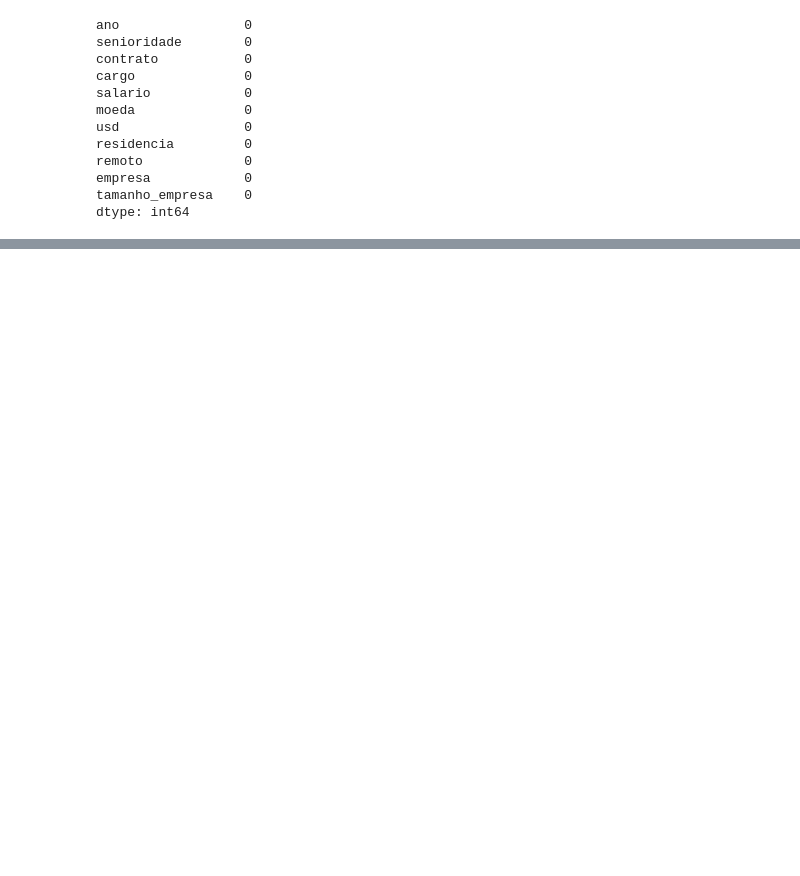
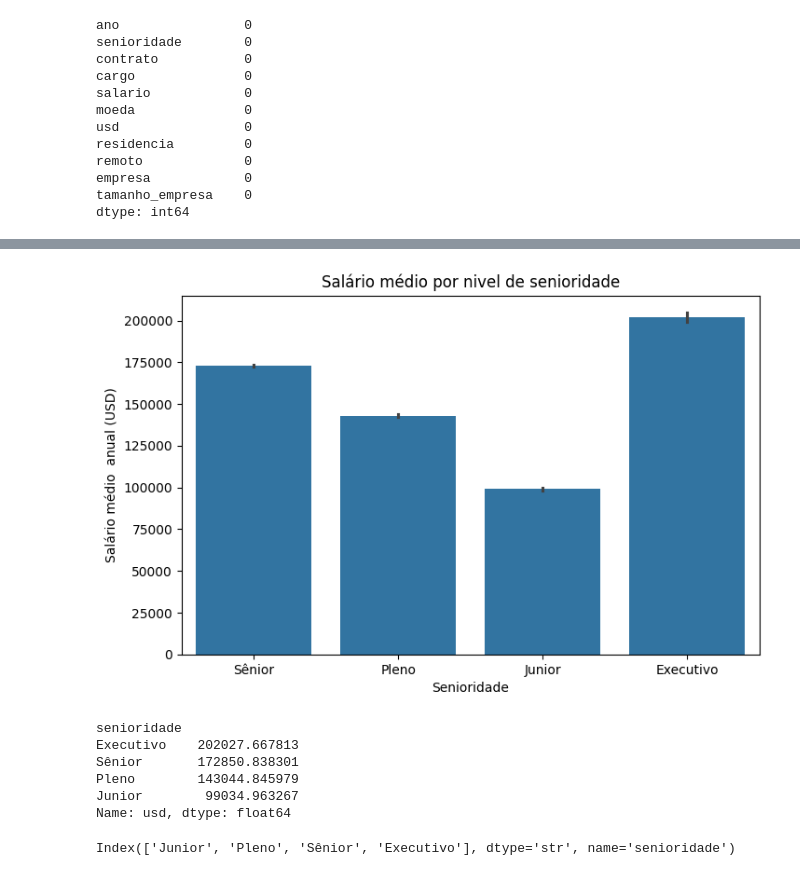
Before and after one commit to VictorLapaDev/imersao-dados-python, a Jupyter notebook: noteboooks/aula01.ipynb, the cells around one changed output, grey strips where cells are left out. Saved outputs shown, nothing was run; the diff lists cells and outputs as text; code cells hidden in the pictures; blank space fills up the shorter version.

```diff
--- a/noteboooks/aula01.ipynb
+++ b/noteboooks/aula01.ipynb
@@ -235,0 +497,23 @@ df_limpo = df_limpo.assign(
+# %%
+plt.figure(figsize=(8,5))
+sns.barplot(data=df_limpo, x="senioridade", y="usd")
+plt.title("Salário médio por nivel de senioridade")
+plt.xlabel("Senioridade")
+plt.ylabel("Salário médio  anual (USD)")
+plt.show()
+# %% [output]
+[figure, added]
+# %%
+df_limpo.groupby("senioridade")["usd"].mean().sort_values(ascending=False)
+# %% [output]
+senioridade
+Executivo    202027.667813
+Sênior       172850.838301
+Pleno        143044.845979
+Junior        99034.963267
+Name: usd, dtype: float64
+# %%
+ordem = df_limpo.groupby("senioridade")["usd"].mean().sort_values(ascending=True).index
+ordem
+# %% [output]
+Index(['Junior', 'Pleno', 'Sênior', 'Executivo'], dtype='str', name='senioridade')
```
Also changed, not shown: parts of 46 cells of this notebook.
